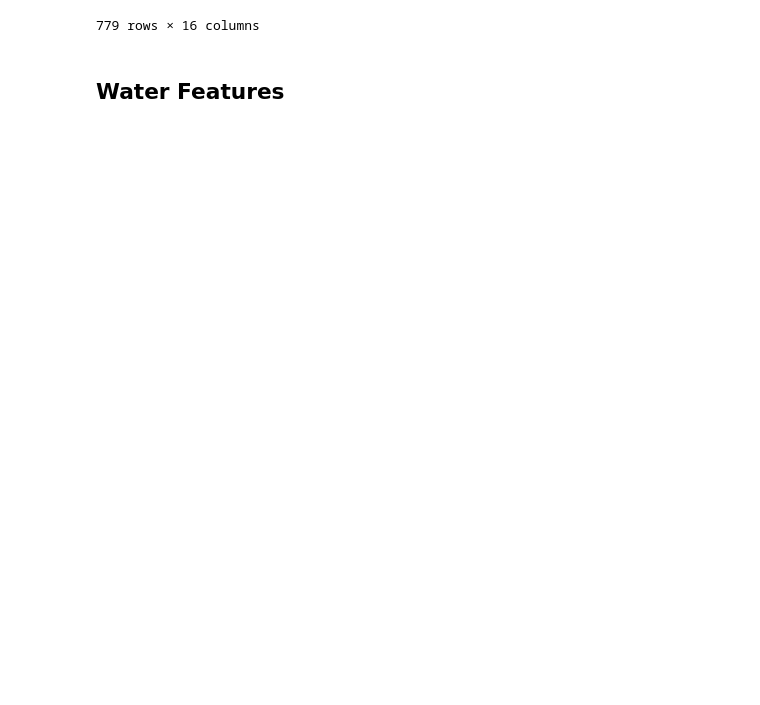
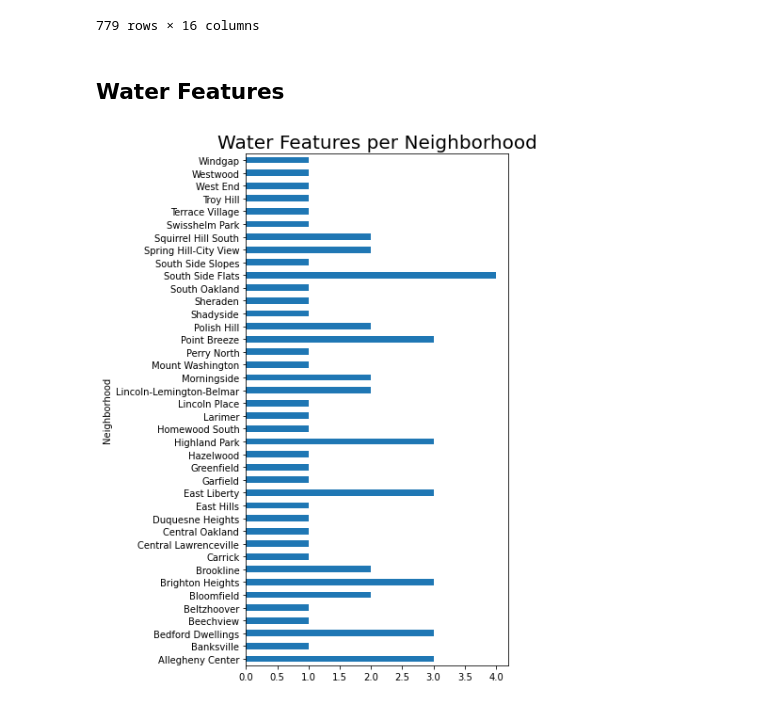
Before and after one commit to pjp401/CMPINF0010-Final-Project, a Jupyter notebook: FinalProject.ipynb, the cells around one changed output. Cells and saved outputs as stored; diff of their text form; code cells hidden in the pictures; blank space fills up the shorter version.

Commit message:
Finalized Water Dataframe

```diff
--- a/FinalProject.ipynb
+++ b/FinalProject.ipynb
@@ -39,27 +39,30 @@ trafficLights
 # %%
 #https://data.wprdc.org/datastore/dump/513290a6-2bac-4e41-8029-354cbda6a7b7
 waterFeatures = pd.read_csv("https://data.wprdc.org/datastore/dump/513290a6-2bac-4e41-8029-354cbda6a7b7")
 #Filter out only spray parks
 query_mask = waterFeatures["feature_type"] != "Drinking Fountain"
 waterDecor = waterFeatures[query_mask]
 #List of neighborhoods in the dataset
 neighborhoods = waterDecor['neighborhood'].unique()
 #Get number of fountains per neighborhood
 waterDecor = waterDecor['neighborhood'].value_counts()
+waterDecor = waterDecor.to_frame()
 
 #https://data.wprdc.org/datastore/dump/5cc254fe-2cbd-4912-9f44-2f95f0beea9a
 waterPools = pd.read_csv("https://data.wprdc.org/datastore/dump/5cc254fe-2cbd-4912-9f44-2f95f0beea9a")
 #List of negihborhoods in the dataset
 neighborhoods = waterPools['neighborhood'].unique()
 #Get number of water features per neighborhood
 waterPools = waterPools['neighborhood'].value_counts()
+waterPools = waterPools.to_frame()
 #Concatenate the two datasets to get the sum of all relevant water features
 water = [waterDecor, waterPools]
 water = pd.concat(water)
-#Convert to dataframe so it can be plotted
-water = water.to_frame()
-#water.groupby(by=water.columns, axis=1).sum()
-#water["neighborhood"].sort_index(0, ascending = True)
+#Get rid of duplicate indices and sort values
+water = water.groupby(level=0).sum()
+water.sort_values(by = "neighborhood")
 #Plot
-#water = water.plot(kind = "barh", figsize = (15,20), title = "Water Features per Neighborhood", fontsize = 20, ylabel = "Neighborhood", legend = False)
-#water.axes.title.set_size(20)
+water = water.plot(kind = "barh", figsize = (5,10), title = "Water Features per Neighborhood", fontsize = 10, ylabel = "Neighborhood", legend = False)
+water.axes.title.set_size(20)
+# %% [output]
+[figure, added]
```
